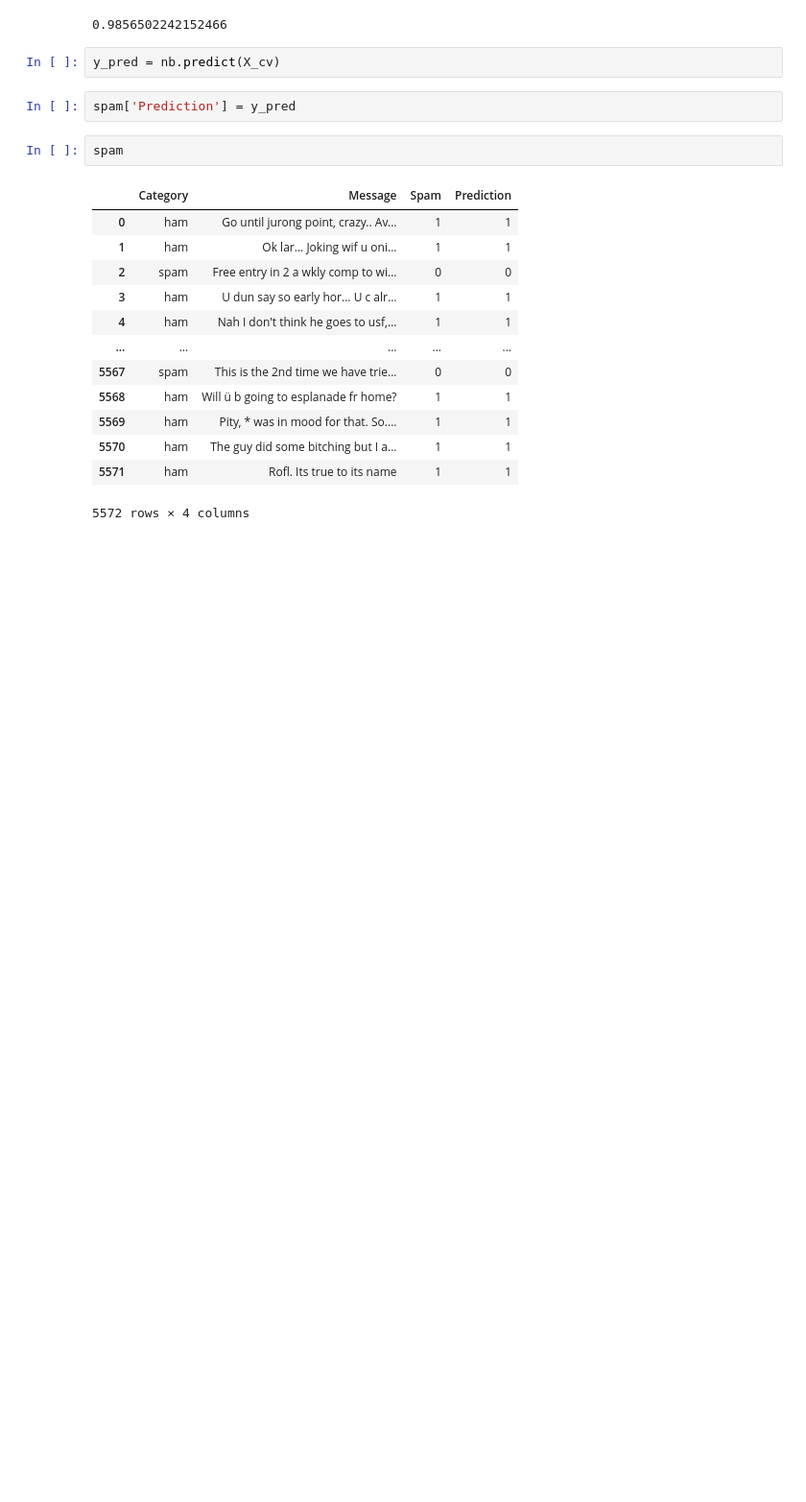
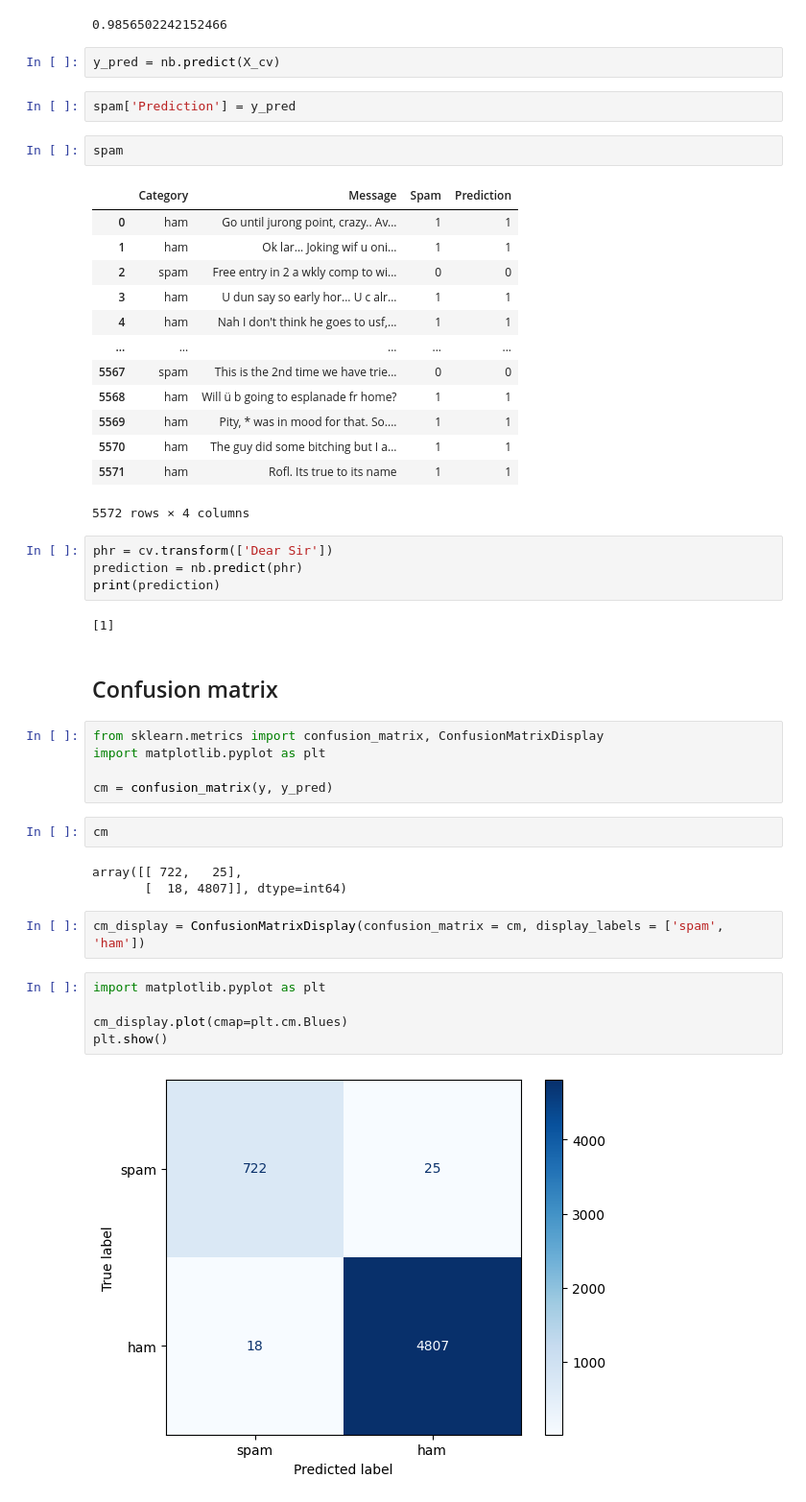
Before and after one commit to zakariaelaoufi/ML-Algorithms, a Jupyter notebook: SpamDetection.ipynb, the cells around one changed output. Shown at 96% size. Saved outputs shown, nothing was run; the diff lists cells and outputs as text; blank space fills up the shorter version.

Commit message:
add confusion matrix

```diff
--- a/SpamDetection.ipynb
+++ b/SpamDetection.ipynb
@@ -77,3 +77,30 @@ spam
 | 5570 | ham | The guy did some bitching but I a... | 1 | 1 |
 | 5571 | ham | Rofl. Its true to its name | 1 | 1 |
 5572 rows × 4 columns
+# %%
+phr = cv.transform(['Dear Sir'])
+prediction = nb.predict(phr)
+print(prediction)
+# %% [output]
+[1]
+# %% [markdown]
+## Confusion matrix
+# %%
+from sklearn.metrics import confusion_matrix, ConfusionMatrixDisplay
+import matplotlib.pyplot as plt
+
+cm = confusion_matrix(y, y_pred)
+# %%
+cm
+# %% [output]
+array([[ 722,   25],
+       [  18, 4807]], dtype=int64)
+# %%
+cm_display = ConfusionMatrixDisplay(confusion_matrix = cm, display_labels = ['spam', 'ham'])
+# %%
+import matplotlib.pyplot as plt
+
+cm_display.plot(cmap=plt.cm.Blues)
+plt.show()
+# %% [output]
+[figure, added]
```
